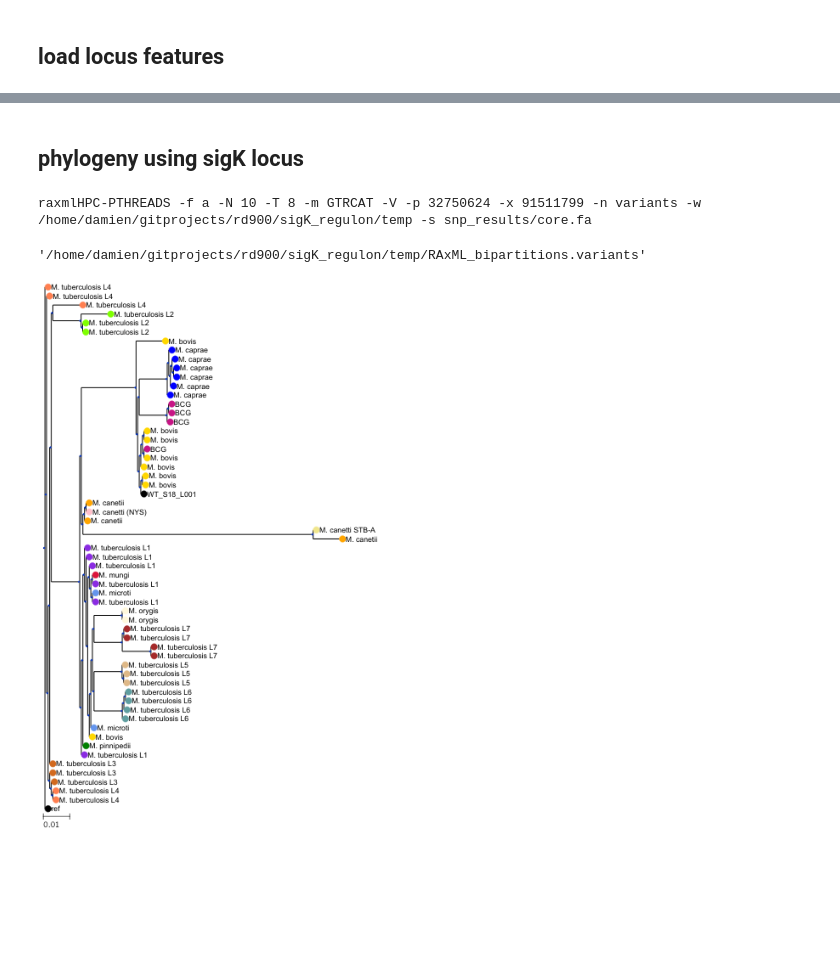
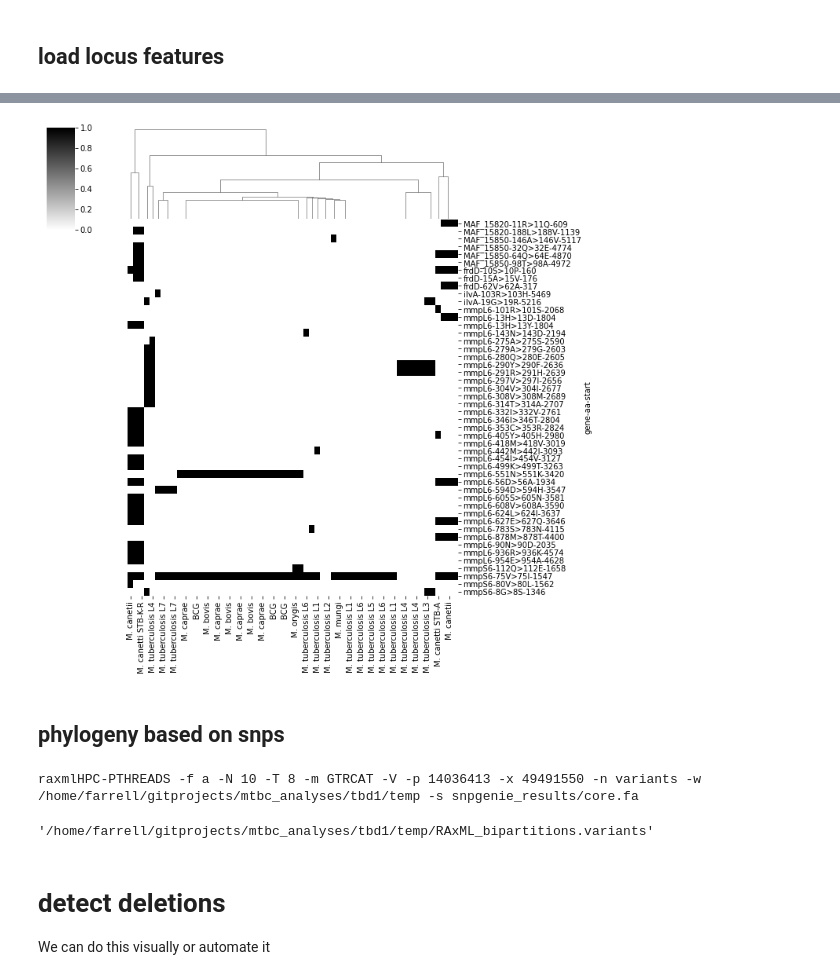
Before and after one commit to dmnfarrell/mtbc_analyses, a Jupyter notebook: tbd1/analysis.ipynb, the cells around one changed output, grey strips where cells are left out. Cells and saved outputs as stored; diff of their text form; code cells hidden in the pictures; blank space fills up the shorter version.

```diff
--- a/tbd1/analysis.ipynb
+++ b/tbd1/analysis.ipynb
@@ -104,5 +129,4 @@ X.loc['rskA']
 # %%
-#plotting.plot_matrix(X,w=14,h=7)
-sns.clustermap(X,row_cluster=False,cmap='gray_r')
+fg=sns.clustermap(X,row_cluster=False,cmap='gray_r',yticklabels=True)
+# %% [output]
+[figure, added]
-# %% [markdown]
-## phylogeny using sigK locus
@@ -111,12 +133,14 @@ summ = pd.read_csv('snp_results/summary.csv')
+# %% [markdown]
+## phylogeny based on snps
 # %%
-trees.run_RAXML('snp_results/core.fa',outpath='temp')
+trees.run_RAXML('snpgenie_results/core.fa',outpath='temp')
 # %% [output]
-raxmlHPC-PTHREADS -f a -N 10 -T 8 -m GTRCAT -V -p 32750624 -x 91511799 -n variants -w /home/damien/gitprojects/rd900/sigK_regulon/temp -s snp_results/core.fa
+raxmlHPC-PTHREADS -f a -N 10 -T 8 -m GTRCAT -V -p 14036413 -x 49491550 -n variants -w /home/farrell/gitprojects/mtbc_analyses/tbd1/temp -s snpgenie_results/core.fa
-'/home/damien/gitprojects/rd900/sigK_regulon/temp/RAxML_bipartitions.variants'
+'/home/farrell/gitprojects/mtbc_analyses/tbd1/temp/RAxML_bipartitions.variants'
 # %%
 reload(trees)
-colormap = trees.colors_from_labels(df,'ACCESSION','LINEAGE')
-labelmap = dict(zip(df.ACCESSION,df.LINEAGE))
+colormap = trees.colors_from_labels(samples,'ACCESSION','LINEAGE')
+labelmap = dict(zip(samples.ACCESSION,samples.LINEAGE))
 tree,ts = trees.create_tree('temp/RAxML_bestTree.variants',None,labelmap,colormap)
 names=['M. canetti STB-K-S','M. canetti STB-K-R']
 trees.remove_nodes(tree, names)
@@ -127,5 +151,7 @@ ts.margin_left = 10
 ts.branch_vertical_margin = 1
 #ts.force_topology = True
 tree.render('%%inline',tree_style=ts,w=400)
-# %% [output]
-[figure, removed]
+# %% [markdown]
+# detect deletions
+
+We can do this visually or automate it
```
Also changed, not shown: parts of 18 cells of this notebook, 2 other files.
